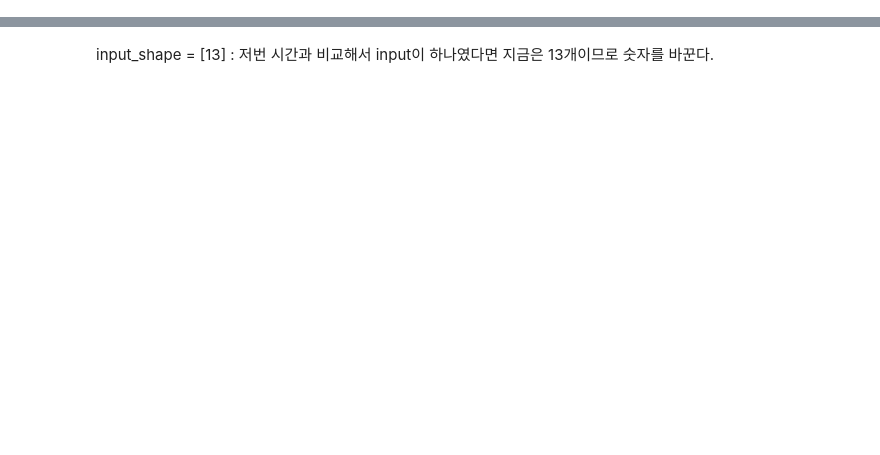
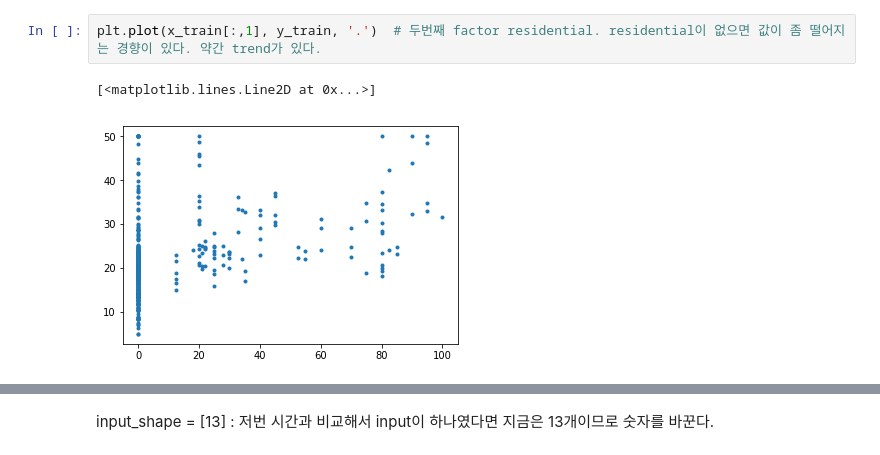
Before and after one commit to ylee1021/class2019Spring-, a Jupyter notebook: boston_housing.ipynb, the cells around one changed output, grey strips where cells are left out. Cells and saved outputs as stored; diff of their text form; blank space fills up the shorter version.

```diff
--- a/boston_housing.ipynb
+++ b/boston_housing.ipynb
@@ -18,0 +43,5 @@ Downloading data from https://storage.googleapis.com/tensorflow/tf-keras-dataset
+# %%
+plt.plot(x_train[:,1], y_train, '.')  # 두번째 factor residential. residential이 없으면 값이 좀 떨어지는 경향이 있다. 약간 trend가 있다.
+# %% [output]
+[<matplotlib.lines.Line2D at 0x...>]
+[figure, added]
```
Also changed, not shown: parts of 16 cells of this notebook.
